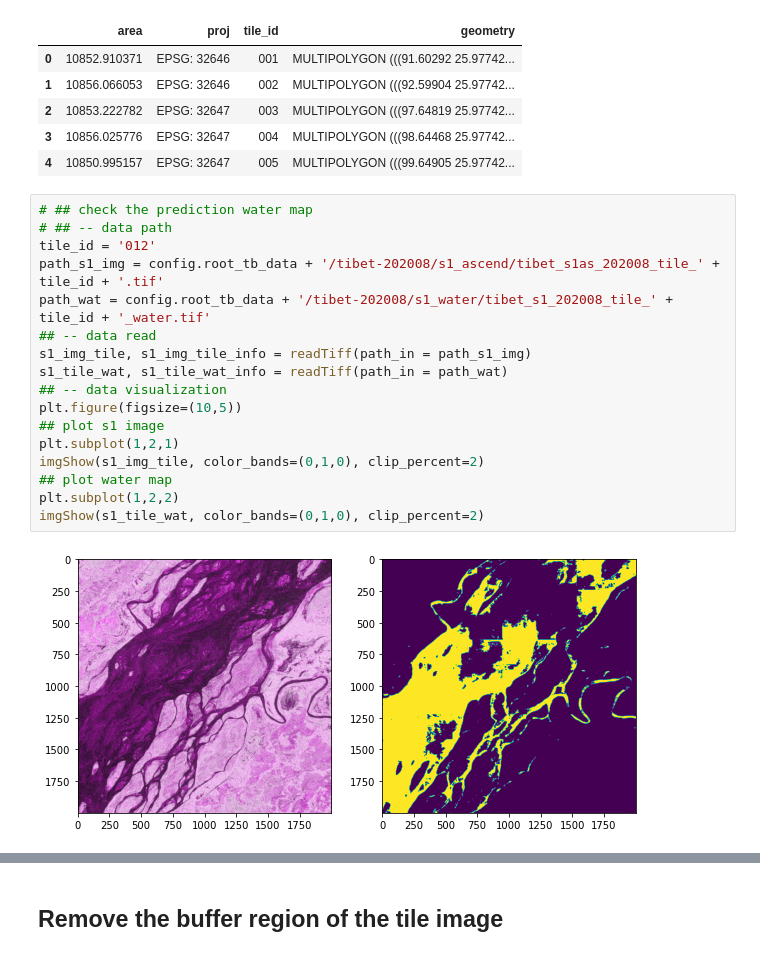
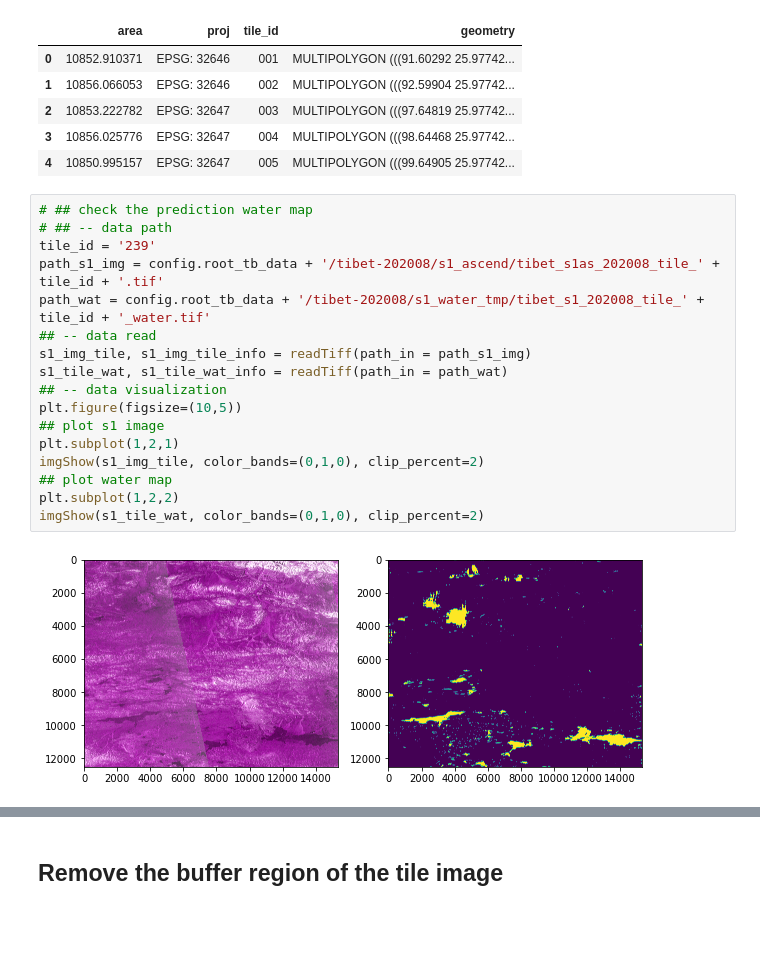
Before and after one commit to xinluo2018/Tibet-Water-2020, a Jupyter notebook: visual/tibet_result.ipynb, the cells around one changed output, grey strips where cells are left out. Saved outputs shown, nothing was run; the diff lists cells and outputs as text; blank space fills up the shorter version.

```diff
--- a/visual/tibet_result.ipynb
+++ b/visual/tibet_result.ipynb
@@ -23,19 +23,19 @@ tiles_gdf.head()
 # %%
 # ## check the prediction water map
 # ## -- data path
-tile_id = '012'
+tile_id = '239'
 path_s1_img = config.root_tb_data + '/tibet-202008/s1_ascend/tibet_s1as_202008_tile_' + tile_id + '.tif'
-path_wat = config.root_tb_data + '/tibet-202008/s1_water/tibet_s1_202008_tile_' + tile_id + '_water.tif'
+path_wat = config.root_tb_data + '/tibet-202008/s1_water_tmp/tibet_s1_202008_tile_' + tile_id + '_water.tif'
 ## -- data read
 s1_img_tile, s1_img_tile_info = readTiff(path_in = path_s1_img)
 s1_tile_wat, s1_tile_wat_info = readTiff(path_in = path_wat)
 ## -- data visualization
 plt.figure(figsize=(10,5))
 ## plot s1 image
 plt.subplot(1,2,1)
 imgShow(s1_img_tile, color_bands=(0,1,0), clip_percent=2)
 ## plot water map
 plt.subplot(1,2,2)
 imgShow(s1_tile_wat, color_bands=(0,1,0), clip_percent=2)
 # %% [output]
-[figure, old version]
+[figure, new version]
```
Also changed, not shown: parts of 3 cells of this notebook, 35 other files.
